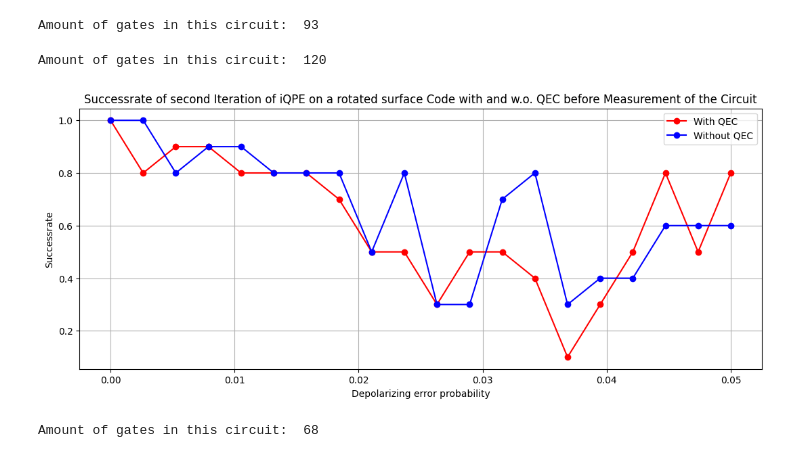
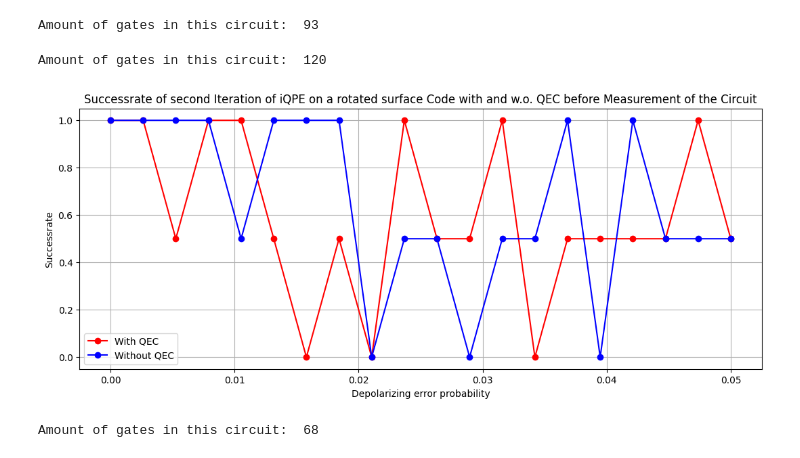
Before and after one commit to RicemanBoy/qc_researchproject, a Jupyter notebook: Rotated Surface Code/Eigener Surface Code.ipynb, the cells around one changed output. Saved outputs shown, nothing was run; the diff lists cells and outputs as text; code cells hidden in the pictures.

```diff
--- a/Rotated Surface Code/Eigener Surface Code.ipynb
+++ b/Rotated Surface Code/Eigener Surface Code.ipynb
@@ -1402,7 +1404,7 @@ gates(qc)
 # %% [output]
 Amount of gates in this circuit:  93
 # %%
-shots = 5000
+shots = 2
 x = np.linspace(0,0.05,20)
 y = []
 y_no_QEC = []
@@ -1411,7 +1413,7 @@ for i in x:
     dep_error = depolarizing_error(depolarizing_prob, 1)
     dep_error_2q = depolarizing_error(depolarizing_prob, 2)         #"s","t","tdg","sdg"
     noise_model = NoiseModel()
-    noise_model.add_all_qubit_quantum_error(dep_error, ['x',"z",'h',"s","t","tdg","sdg"])  # Apply to single-qubit gates
+    noise_model.add_all_qubit_quantum_error(dep_error, ['x',"z",'h'])  # Apply to single-qubit gates
     noise_model.add_all_qubit_quantum_error(dep_error_2q, ["cx"])  # Apply to 2-qubit gates
 
     qc = rot_surf_code(2)
@@ -1424,7 +1426,10 @@ for i in x:
     qc = T_L(qc, had=True, pos=0)
     qc = T_L(qc, had=False, pos=1)
     qc = CNOT(qc, hadamard="10",control=0)
+
     qc = QEC(qc, True, pos = 0, iterations=1)
+    #qc = QEC(qc, False, pos = 1, iterations=1)
+
     qc = adjoint_T_L(qc,had=False,pos=1)
     qc = CNOT(qc, hadamard="10",control=0)
 
@@ -1472,35 +1477,35 @@ for i in x:
     counts = result.get_counts()
 
     x_old = list(counts.keys())
     x_old = [j[0] for j in x_old]
     y_old = list(counts.values())
 
     success  =  0
     for j in range(len(x_old)):
         if x_old[j] == "0":
             success += y_old[j]
 
     Erfolgsrate = success/shots
     y_no_QEC.append(Erfolgsrate)
 
 data = np.array((x,y,y_no_QEC))
-#np.savetxt("iQPE_2nd_step_4000shots_noisy_magic_states.txt", data, delimiter=",")
+#np.savetxt("iQPE_2nd_step_4000shots_ideal_magic_states.txt", data, delimiter=",")
 
 gates(qc)
 
 fig, ax = plt.subplots(figsize=(13,5))
 
 ax.plot(x,y,label = "With QEC", color="red", marker = "o")
 ax.plot(x,y_no_QEC, label = "Without QEC", color="blue", marker = "o")
 plt.title("Successrate of second Iteration of iQPE on a rotated surface Code with and w.o. QEC before Measurement of the Circuit")
 plt.xlabel("Depolarizing error probability")
 plt.ylabel("Successrate")
 plt.grid()
 plt.legend()
 plt.show()
 # %% [output]
 Amount of gates in this circuit:  120
-[figure, old version]
+[figure, new version]
 # %%
 qc = rot_surf_code(2)
 ancilla = qc.num_qubits - 3
```
Also changed, not shown: parts of 1 cell of this notebook, 3 other files.
